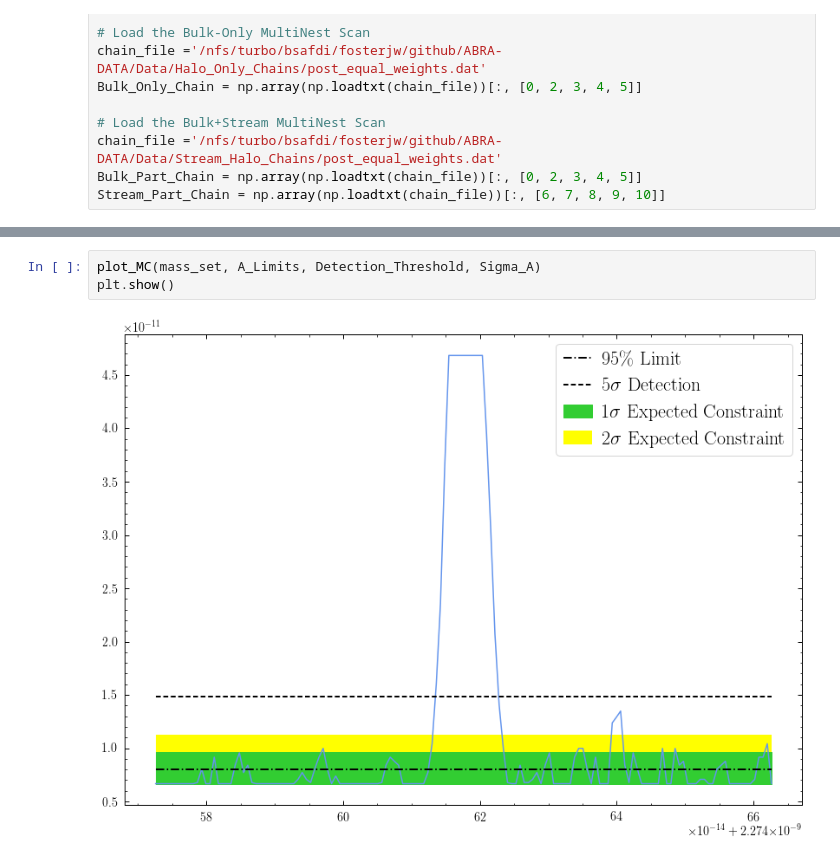
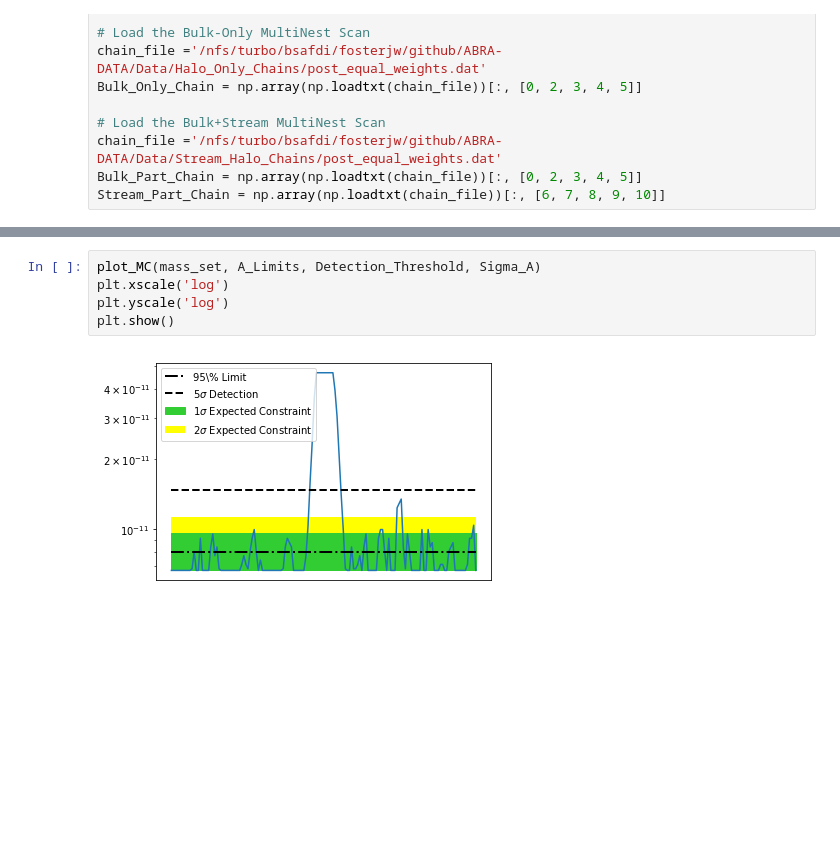
Before and after one commit to bsafdi/AxiScan, a Jupyter notebook: notebooks/Analysis_Plot_Notebook.ipynb, the cells around one changed output, grey strips where cells are left out. Saved outputs shown, nothing was run; the diff lists cells and outputs as text; blank space fills up the shorter version.

```diff
--- a/notebooks/Analysis_Plot_Notebook.ipynb
+++ b/notebooks/Analysis_Plot_Notebook.ipynb
@@ -181,9 +99,11 @@ def Stream_CornerPlot(chain, truths = [10.0, 418.8, .659, 279.51, .05]):
                   plot_datapoints=False, verbose=False)
 # %%
 plot_MC(mass_set, A_Limits, Detection_Threshold, Sigma_A)
+plt.xscale('log')
+plt.yscale('log')
 plt.show()
 # %% [output]
-[figure, old version]
+[figure, new version]
 # %%
 Bulk_CornerPlot(Bulk_Only_Chain)
 plt.show()
```
Also changed, not shown: parts of 4 cells of this notebook, 20 other files.
